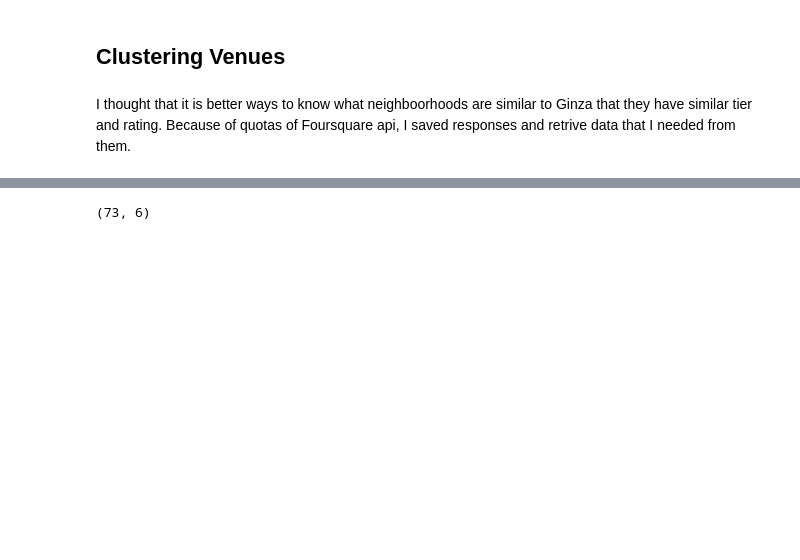
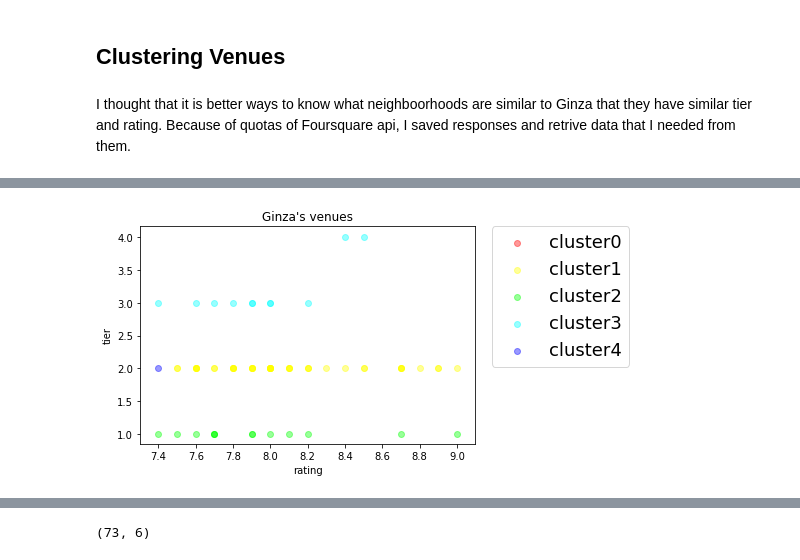
Before and after one commit to makotowatanabe13/coursera-capstone-project, a Jupyter notebook: AppliedDataScienceCapstone_week5.ipynb, the cells around one changed output, grey strips where cells are left out. Saved outputs shown, nothing was run; the diff lists cells and outputs as text; code cells hidden in the pictures; blank space fills up the shorter version.

```diff
--- a/AppliedDataScienceCapstone_week5.ipynb
+++ b/AppliedDataScienceCapstone_week5.ipynb
@@ -326,0 +313,4 @@ plt.show()
+# %%
+plot_clastered_venues('Ginza\'s venues',areas[0])
+# %% [output]
+[figure, added]
```
Also changed, not shown: parts of 16 cells of this notebook.
